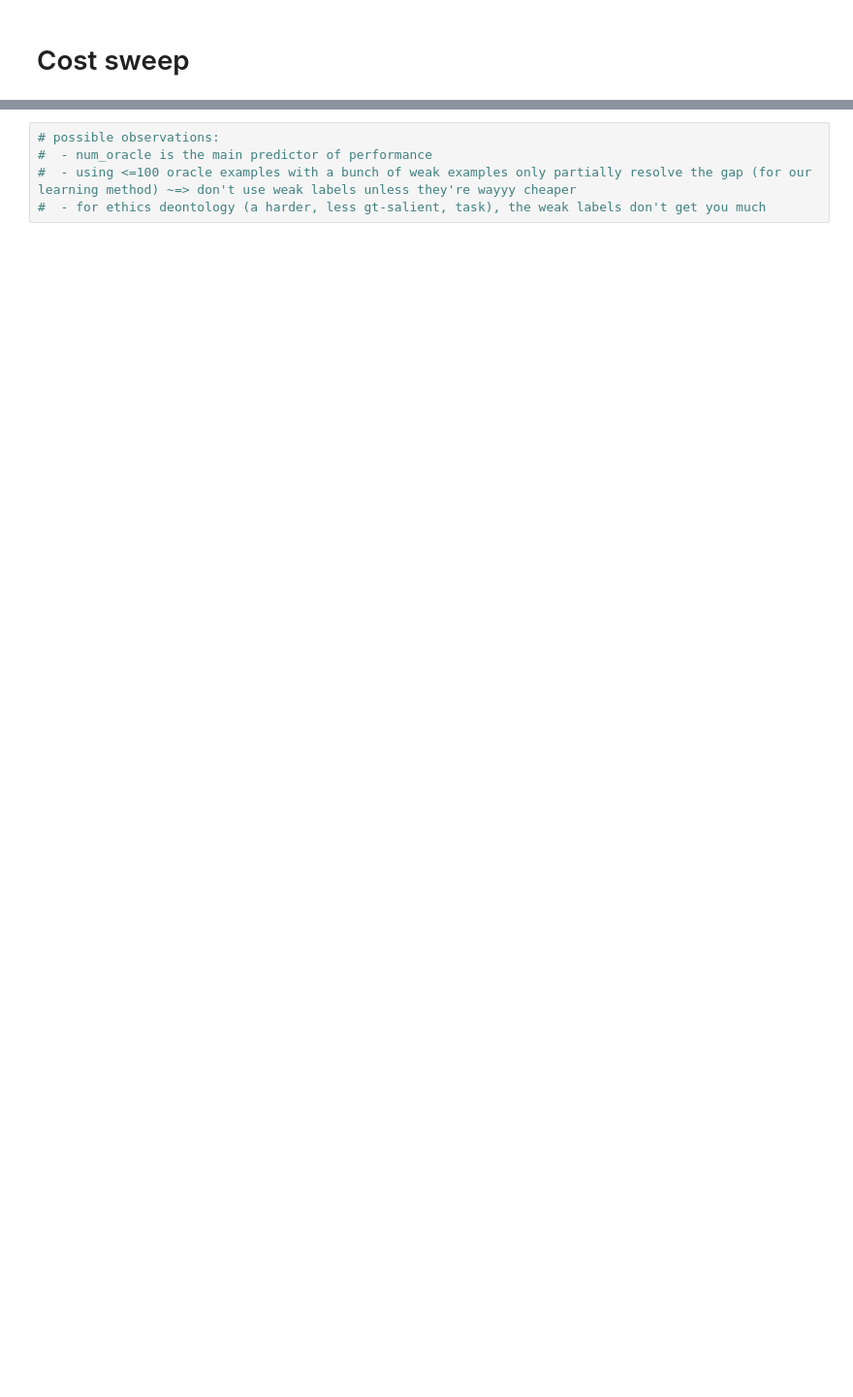
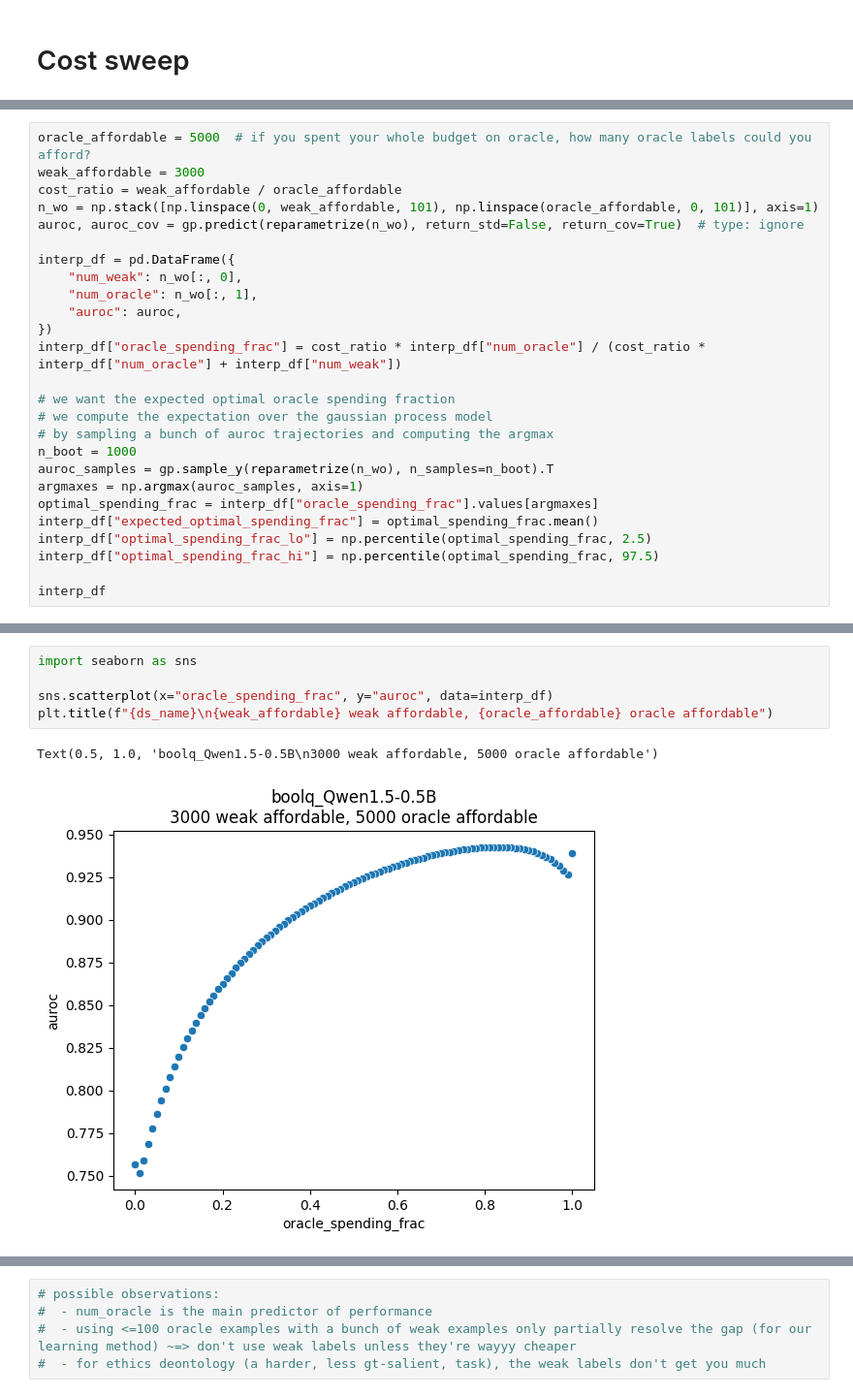
Before and after one commit to EleutherAI/scalable-elicitation, a Jupyter notebook: analysis.ipynb, the cells around one changed output, grey strips where cells are left out. Shown at 97% size. Drawn from its saved outputs; the diff is of its cells as text; blank space fills up the shorter version.

```diff
--- a/analysis.ipynb
+++ b/analysis.ipynb
@@ -513,0 +519,26 @@ f_df = pd.DataFrame(results)
+# %%
+oracle_affordable = 5000  # if you spent your whole budget on oracle, how many oracle labels could you afford?
+weak_affordable = 3000
+cost_ratio = weak_affordable / oracle_affordable
+n_wo = np.stack([np.linspace(0, weak_affordable, 101), np.linspace(oracle_affordable, 0, 101)], axis=1)
+auroc, auroc_cov = gp.predict(reparametrize(n_wo), return_std=False, return_cov=True)  # type: ignore
+
+interp_df = pd.DataFrame({
+    "num_weak": n_wo[:, 0],
+    "num_oracle": n_wo[:, 1],
+    "auroc": auroc,
+})
+interp_df["oracle_spending_frac"] = cost_ratio * interp_df["num_oracle"] / (cost_ratio * interp_df["num_oracle"] + interp_df["num_weak"])
+
+# we want the expected optimal oracle spending fraction
+# we compute the expectation over the gaussian process model
+# by sampling a bunch of auroc trajectories and computing the argmax
+n_boot = 1000
+auroc_samples = gp.sample_y(reparametrize(n_wo), n_samples=n_boot).T
+argmaxes = np.argmax(auroc_samples, axis=1)
+optimal_spending_frac = interp_df["oracle_spending_frac"].values[argmaxes]
+interp_df["expected_optimal_spending_frac"] = optimal_spending_frac.mean()
+interp_df["optimal_spending_frac_lo"] = np.percentile(optimal_spending_frac, 2.5)
+interp_df["optimal_spending_frac_hi"] = np.percentile(optimal_spending_frac, 97.5)
+
+interp_df
@@ -513,0 +559,8 @@ f_df = pd.DataFrame(results)
+# %%
+import seaborn as sns
+
+sns.scatterplot(x="oracle_spending_frac", y="auroc", data=interp_df)
+plt.title(f"{ds_name}\n{weak_affordable} weak affordable, {oracle_affordable} oracle affordable")
+# %% [output]
+Text(0.5, 1.0, 'boolq_Qwen1.5-0.5B\n3000 weak affordable, 5000 oracle affordable')
+[figure, added]
```
Also changed, not shown: parts of 27 cells of this notebook, 2 other files.
